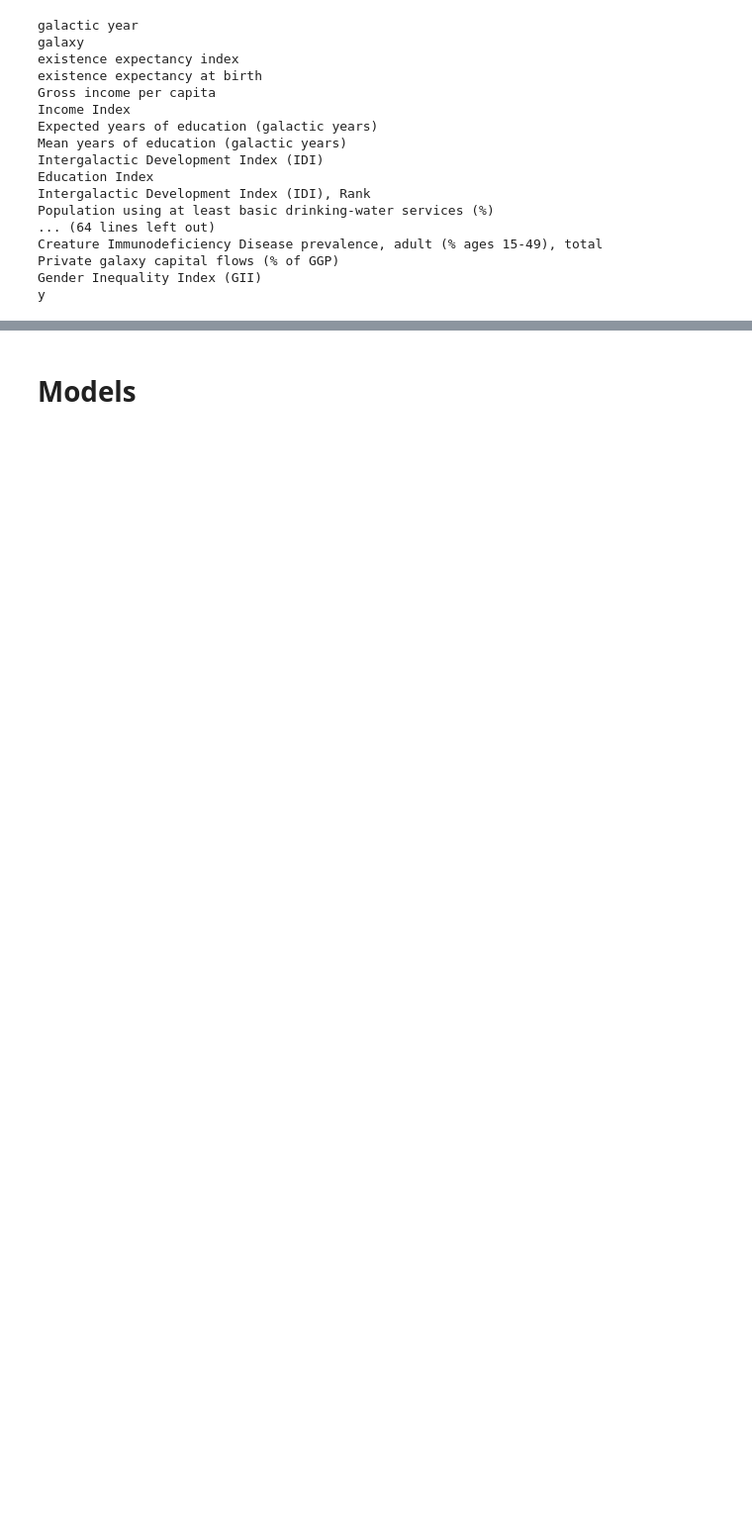
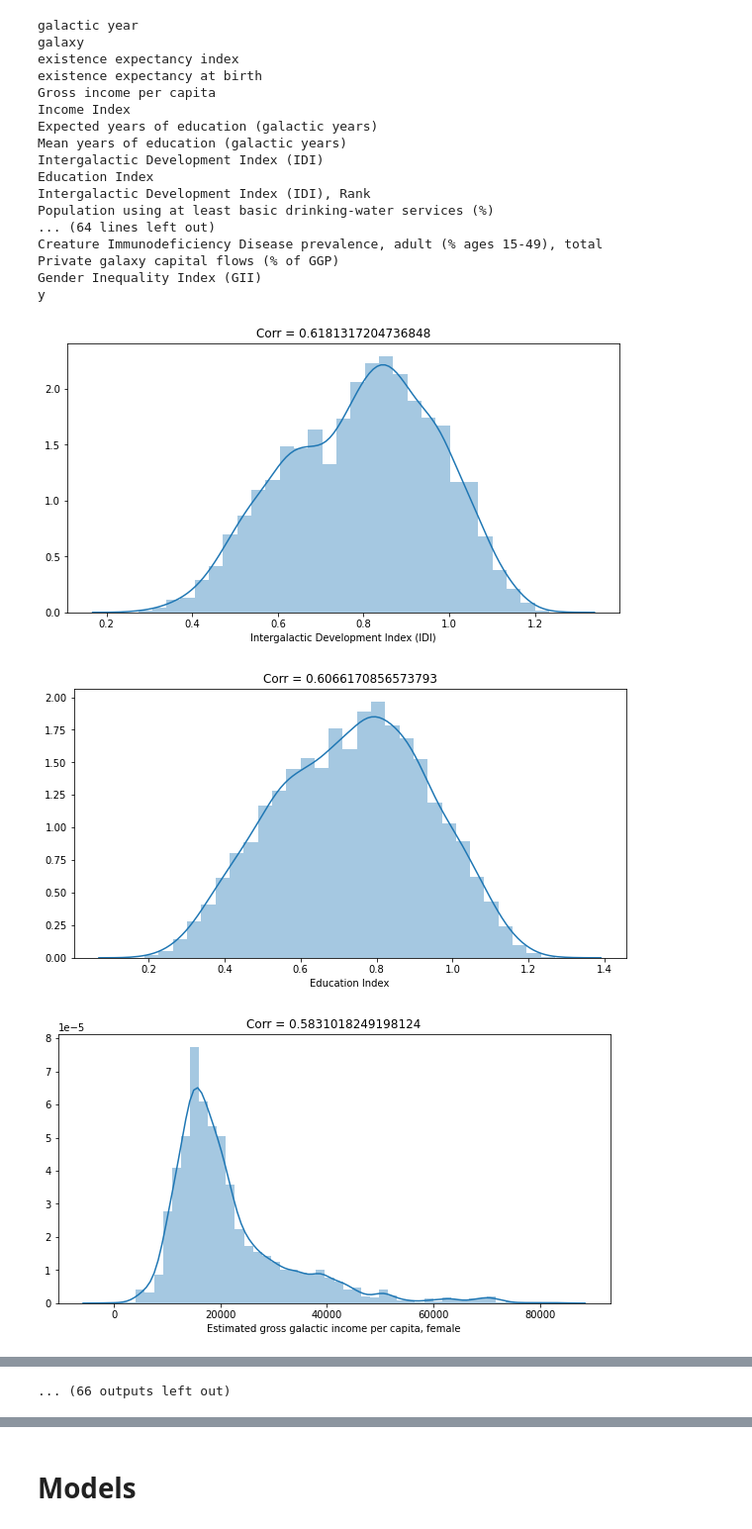
Before and after one commit to daniiomir/prohack_mckinsey_2020, a Jupyter notebook: prohack_solution.ipynb, the cells around one changed output, grey strips where cells are left out. Shown at 99% size. Drawn from its saved outputs; the diff is of its cells as text; code cells hidden in the pictures; blank space fills up the shorter version.

```diff
--- a/prohack_solution.ipynb
+++ b/prohack_solution.ipynb
@@ -274,3 +274,15 @@ full_train['y'] = train['y']
 full_test = imputer.transform(test.drop(['galaxy'], axis=1))
 full_test = pd.DataFrame(data=full_test, columns=test.drop(['galaxy'], axis=1).columns)
 full_test['galaxy'] = test['galaxy']
+# %%
+viz_train = full_train.copy()
+# %%
+corr_list = sorted(zip(viz_train.drop(['galaxy', 'y'], axis=1).corrwith(train['y']), viz_train.drop(['galaxy', 'y'], axis=1)), reverse=True)
+for i, j in corr_list:
+    plt.figure(figsize=(10, 5))
+    plt.title("Corr = " + str(i))
+    sns.distplot(viz_train[j])
+# %% [output]
+[figure, added]
+[figure, added]
+[figure, added]
@@ -276,0 +298 @@ full_test['galaxy'] = test['galaxy']
+... (66 outputs left out)
```
Also changed, not shown: parts of 37 cells of this notebook.
